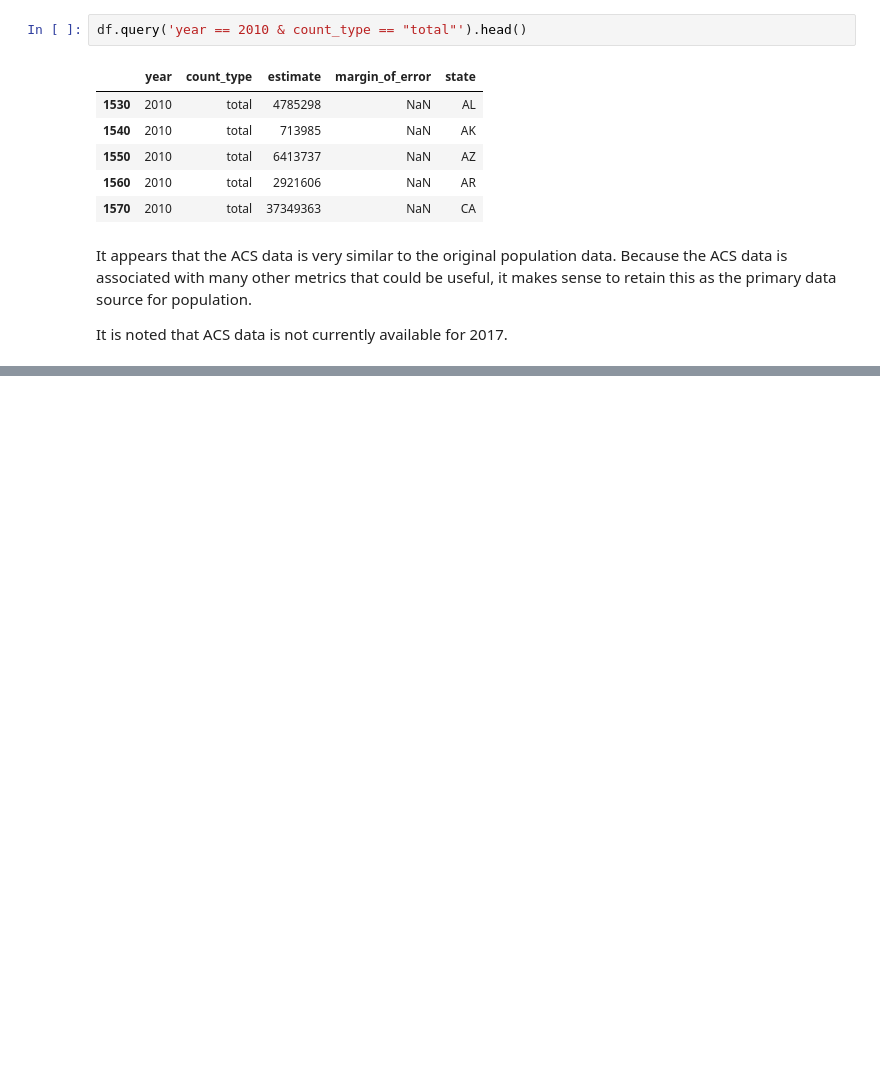
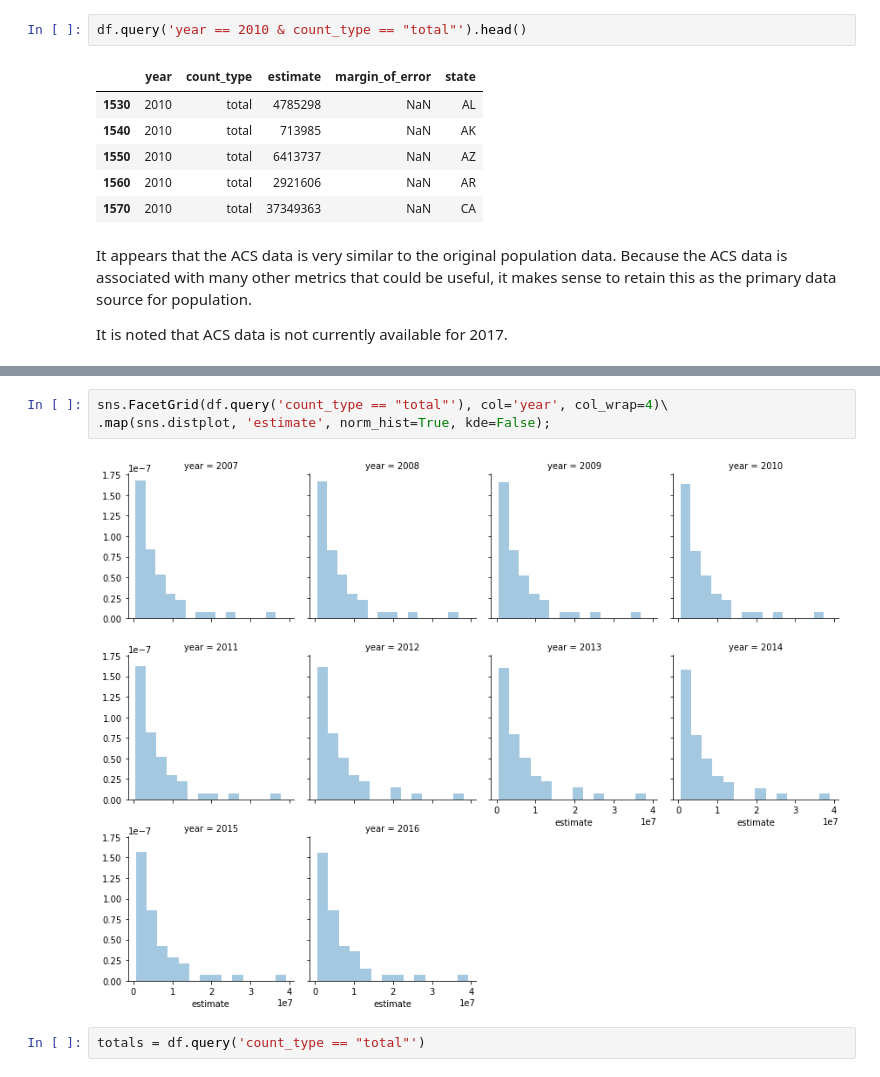
Before and after one commit to rebeccaebarnes/Homelessness, a Jupyter notebook: population.ipynb, the cells around one changed output, grey strips where cells are left out. Cells and saved outputs as stored; diff of their text form; blank space fills up the shorter version.

```diff
--- a/population.ipynb
+++ b/population.ipynb
@@ -354,0 +379,7 @@ It is noted that ACS data is not currently available for 2017.
+# %%
+sns.FacetGrid(df.query('count_type == "total"'), col='year', col_wrap=4)\
+.map(sns.distplot, 'estimate', norm_hist=True, kde=False);
+# %% [output]
+[figure, added]
+# %%
+totals = df.query('count_type == "total"')
```
Also changed, not shown: parts of 36 cells of this notebook.
